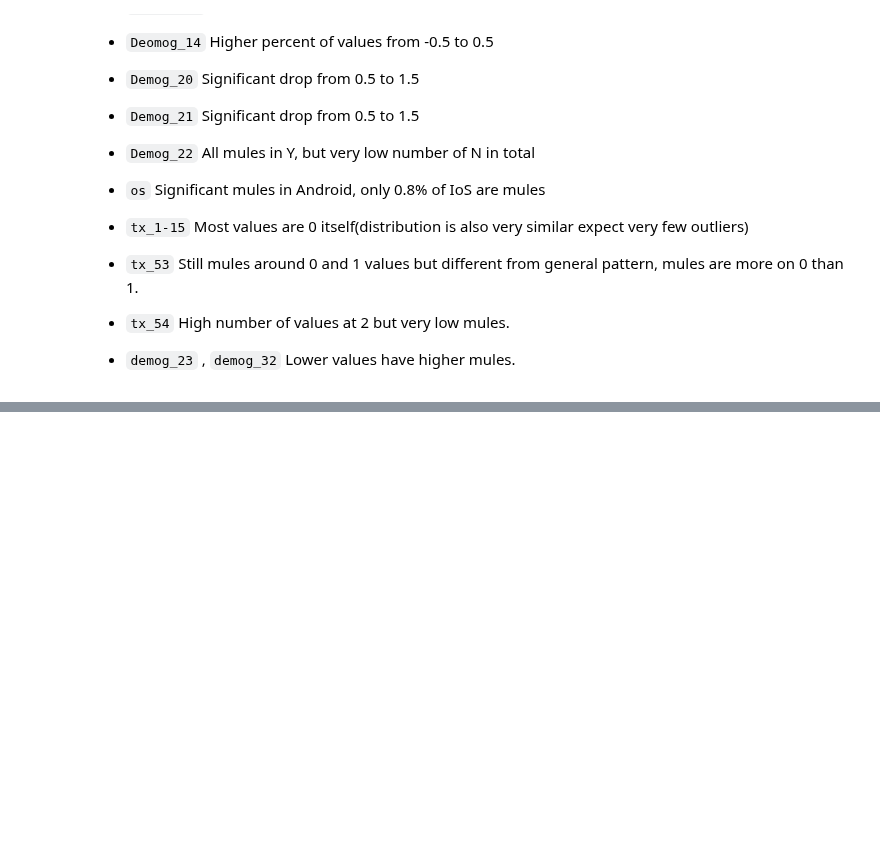
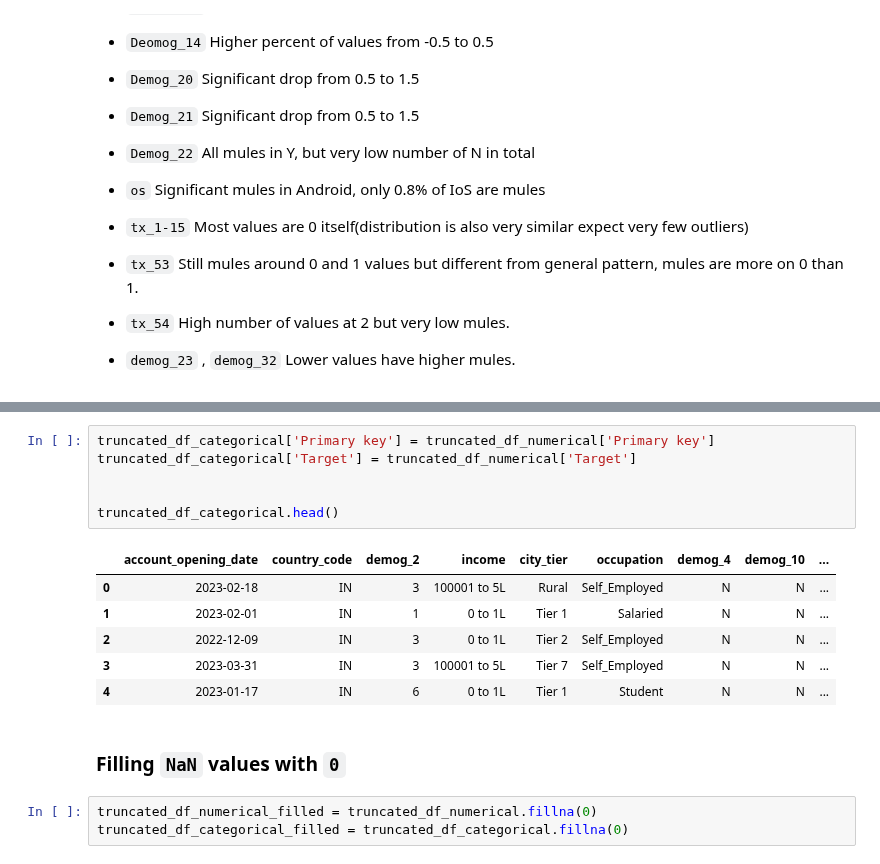
Before and after one commit to parth1egend/Convolve_Round2, a Jupyter notebook: code.ipynb, the cells around one changed output, grey strips where cells are left out. Drawn from its saved outputs; the diff is of its cells as text; blank space fills up the shorter version.

```diff
--- a/code.ipynb
+++ b/code.ipynb
@@ -305,0 +337,18 @@ Lower values have higher mules.
+# %%
+truncated_df_categorical['Primary key'] = truncated_df_numerical['Primary key']
+truncated_df_categorical['Target'] = truncated_df_numerical['Target']
+
+
+truncated_df_categorical.head()
+# %% [output]
+|  | account_opening_date | country_code | demog_2 | income | city_tier | occupation | demog_4 | demog_10 | ... |
+| 0 | 2023-02-18 | IN | 3 | 100001 to 5L | Rural | Self_Employed | N | N | ... |
+| 1 | 2023-02-01 | IN | 1 | 0 to 1L | Tier 1 | Salaried | N | N | ... |
+| 2 | 2022-12-09 | IN | 3 | 0 to 1L | Tier 2 | Self_Employed | N | N | ... |
+| 3 | 2023-03-31 | IN | 3 | 100001 to 5L | Tier 7 | Self_Employed | N | N | ... |
+| 4 | 2023-01-17 | IN | 6 | 0 to 1L | Tier 1 | Student | N | N | ... |
+# %% [markdown]
+### Filling `NaN` values with `0`
+# %%
+truncated_df_numerical_filled = truncated_df_numerical.fillna(0)
+truncated_df_categorical_filled = truncated_df_categorical.fillna(0)
```
Also changed, not shown: parts of 3 cells of this notebook.
